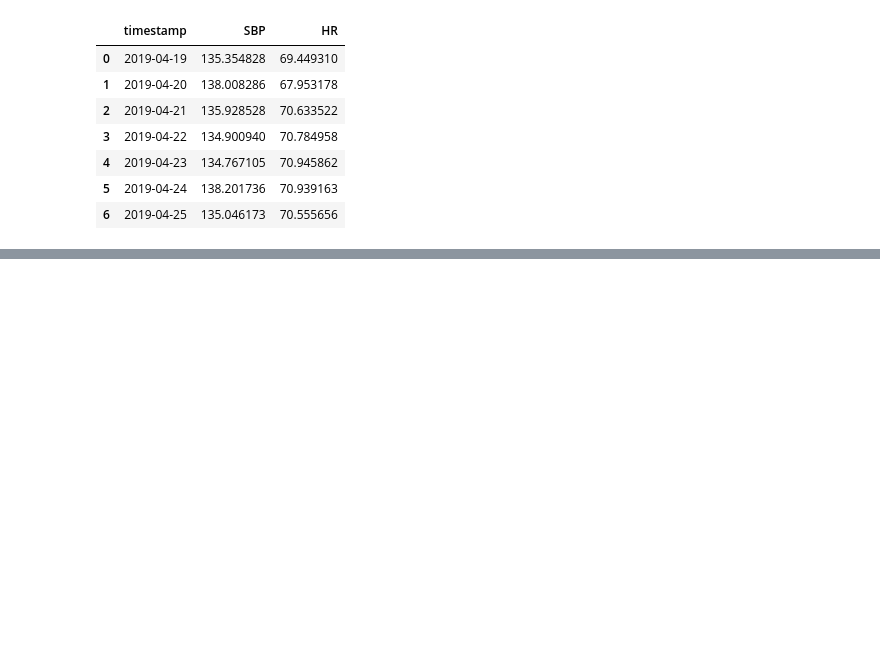
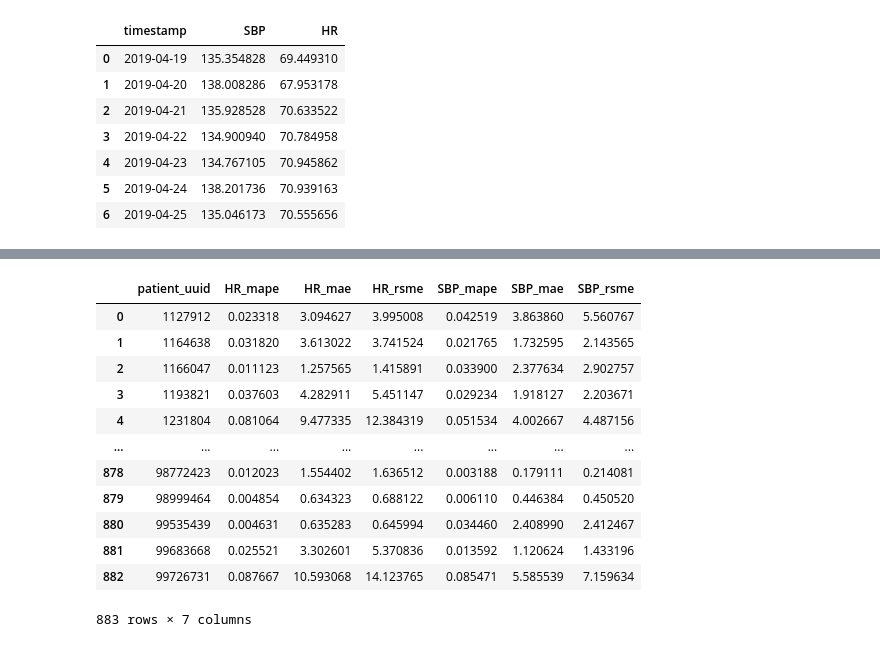
Before and after one commit to PKing70/Sentinel, a Jupyter notebook: LSTM/mylstm.ipynb, the cells around one changed output, grey strips where cells are left out. Saved outputs shown, nothing was run; the diff lists cells and outputs as text; code cells hidden in the pictures; blank space fills up the shorter version.

Commit message:
df_model produced
df_model of results

```diff
--- a/LSTM/mylstm.ipynb
+++ b/LSTM/mylstm.ipynb
@@ -660,7 +657,7 @@ patient  19 :  3005945
 # %%
 # Creates and populates dataframe containing data on accuracy of the models for each patient.
 df_model = pd.DataFrame(columns = ['patient_uuid', 'HR_mape', 'HR_mae', 'HR_rsme', 'SBP_mape', 'SBP_mae', 'SBP_rsme'])
-df_model.patient_uuid = patientsS
+df_model.patient_uuid = patients
 df_model.HR_mape = HR_mape
 df_model.HR_mae = HR_mae
 df_model.HR_rsme = HR_rsme
@@ -695,0 +707,16 @@ patientsS
+# %%
+df_model
+# %% [output]
+|  | patient_uuid | HR_mape | HR_mae | HR_rsme | SBP_mape | SBP_mae | SBP_rsme |
+| 0 | 1127912 | 0.023318 | 3.094627 | 3.995008 | 0.042519 | 3.863860 | 5.560767 |
+| 1 | 1164638 | 0.031820 | 3.613022 | 3.741524 | 0.021765 | 1.732595 | 2.143565 |
+| 2 | 1166047 | 0.011123 | 1.257565 | 1.415891 | 0.033900 | 2.377634 | 2.902757 |
+| 3 | 1193821 | 0.037603 | 4.282911 | 5.451147 | 0.029234 | 1.918127 | 2.203671 |
+| 4 | 1231804 | 0.081064 | 9.477335 | 12.384319 | 0.051534 | 4.002667 | 4.487156 |
+| ... | ... | ... | ... | ... | ... | ... | ... |
+| 878 | 98772423 | 0.012023 | 1.554402 | 1.636512 | 0.003188 | 0.179111 | 0.214081 |
+| 879 | 98999464 | 0.004854 | 0.634323 | 0.688122 | 0.006110 | 0.446384 | 0.450520 |
+| 880 | 99535439 | 0.004631 | 0.635283 | 0.645994 | 0.034460 | 2.408990 | 2.412467 |
+| 881 | 99683668 | 0.025521 | 3.302601 | 5.370836 | 0.013592 | 1.120624 | 1.433196 |
+| 882 | 99726731 | 0.087667 | 10.593068 | 14.123765 | 0.085471 | 5.585539 | 7.159634 |
+883 rows × 7 columns
```
Also changed, not shown: parts of 5 cells of this notebook, 1 other file.
